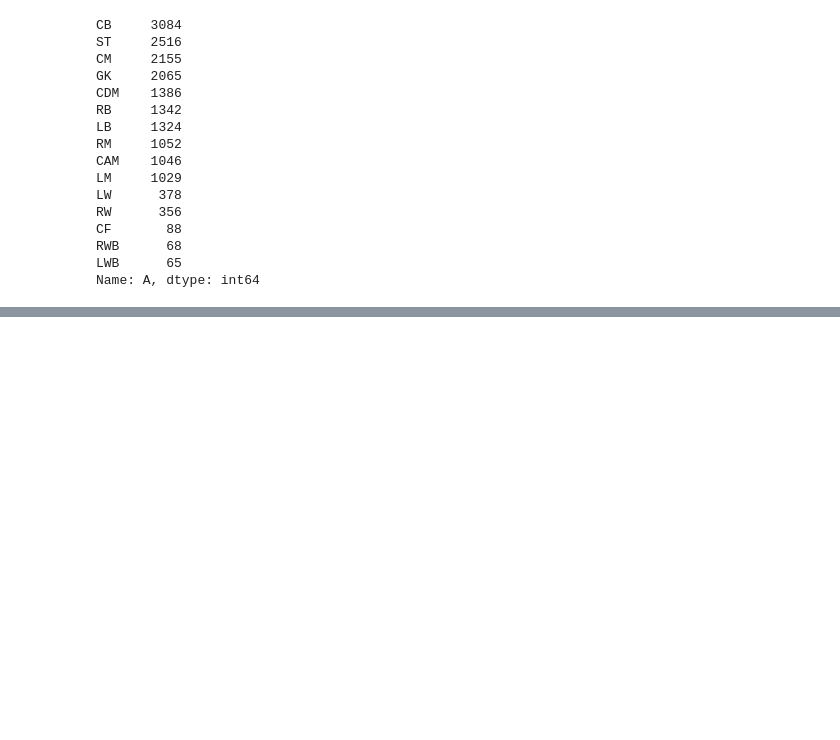
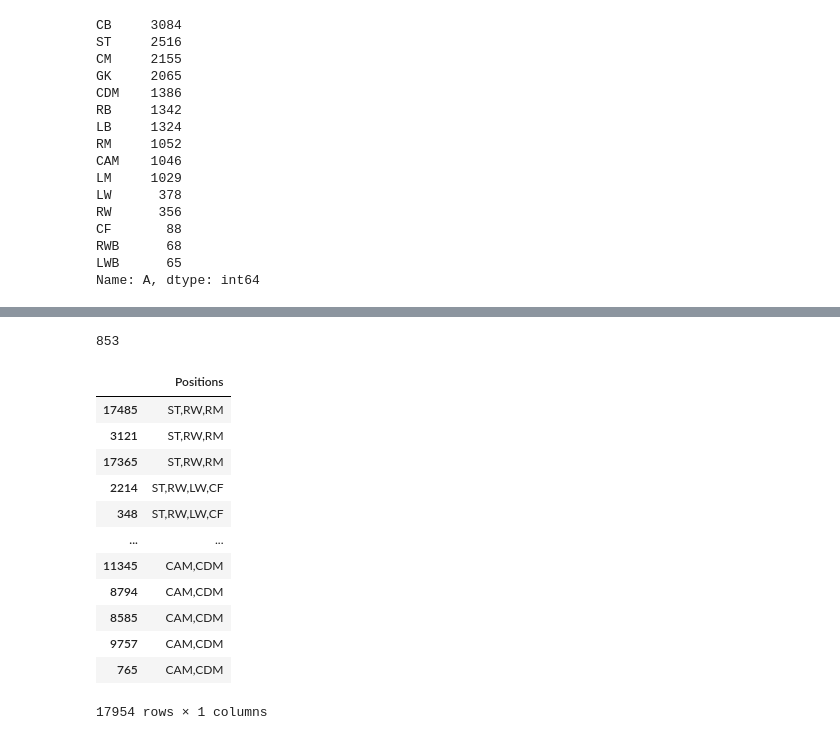
Before and after one commit to mshariqnaeem/FIFA_PlayerValue_ML, a Jupyter notebook: Fifa_ETL.ipynb, the cells around one changed output, grey strips where cells are left out. Drawn from its saved outputs; the diff is of its cells as text; code cells hidden in the pictures; blank space fills up the shorter version.

```diff
--- a/Fifa_ETL.ipynb
+++ b/Fifa_ETL.ipynb
@@ -367,2 +284,31 @@ Name: Nationality, Length: 160, dtype: int64
 # %%
+df = pd.DataFrame(df, columns=['Positions'])
+df['Positions'] = df['Positions'].replace(['CF','RF','LF','ST'],'FW')
+df['Positions'] = df['Positions'].replace(['AM','CAM','CDM','LM','RM','RW','LW','DM'],'MF')
+df['Positions'] = df['Positions'].replace(['SW','RWB','LWB','RB','LB','RB','CB','LH','LCB','WB'],'DF')
+
+df['Positions'] = df['Positions'].replace(['LB,LWB,CB,LM','RB,LB,LWB,RWB','RWB,LWB,LB,RB','LB,LW,CM','RB,RWB,RM,LWB',
+                                           'RB,CDM,RM,LB','LB,LM,CB','RWB,RB,LWB'],'DF')
+
+
+
+df['Positions'] = df['Positions'].replace(['RM,CAM,CM','CAM,RM,CM','LM,CAM,LB,LW','CM,CAM','CM,CF,RB','CDM,RM,CM'
+                                           'RB,CB,CM,CDM','LM,CM,LW','CM,CDM,LW','CDM,RWB','CM,RM,CF','LB,LM,CDM',
+                                          'CAM,CF,CM,RM','LB,LWB,CM','RWB,RM,RB,LWB','CDM,CM,LM,CAM','CDM,CM,RB,LM',
+                                          'LM,CM,LWB','CAM,LM,CM,CF','CM,RW,LM','CM,CAM,RM,CDM','LB,LW,CM','LW,LM,CF',
+                                           'RW,LW,CF','CAM,CDM,CM,RM','RB,CDM,CB,CM','RW,CAM,CM','CDM,RM,CM','RB,RM,LM,CM',
+                                          'RM,RWB,ST','RB,CDM,CB,CM','RW,CAM,CM','CDM,RM,CM'],'MF')
+
+
+
+df['Positions'] = df['Positions'].replace(['CF,RW,ST','LW,ST','ST,LM','ST,RB','ST,RM,RW,LM','LM,RM,CM,ST',
+                                           'LW,ST,LM,CAM','LW,RW,CF,ST','RW,ST,RM,LW','LW,RM,RW','RWB,LM,ST',
+                                          'RB,LW,LB,RW','CF,ST,LM,RM','CF,ST,CAM,LM','CAM,ST,CF,LM','LW,LM,CF',
+                                          'ST,RWB,RM','RM,RWB,ST','RB,RM,LM,CM'],'FW')
+df
+RWB,RB,LWB          1
+LM,LWB,RM,RWB       1
+RM,LM,RWB           1
+RM,ST,LM,CAM        1
+LM,CM,CDM,RM
 # %% [output]
@@ -380,0 +331,21 @@ Name: Club_Team, Length: 687, dtype: int64
+# %%
+df['Positions'].nunique()
+# %% [output]
+853
+# %%
+df = df.sort_values('Positions',ascending=False)
+df
+# %% [output]
+|  | Positions |
+| 17485 | ST,RW,RM |
+| 3121 | ST,RW,RM |
+| 17365 | ST,RW,RM |
+| 2214 | ST,RW,LW,CF |
+| 348 | ST,RW,LW,CF |
+| ... | ... |
+| 11345 | CAM,CDM |
+| 8794 | CAM,CDM |
+| 8585 | CAM,CDM |
+| 9757 | CAM,CDM |
+| 765 | CAM,CDM |
+17954 rows × 1 columns
```
Also changed, not shown: parts of 11 cells of this notebook, 4 other files.
